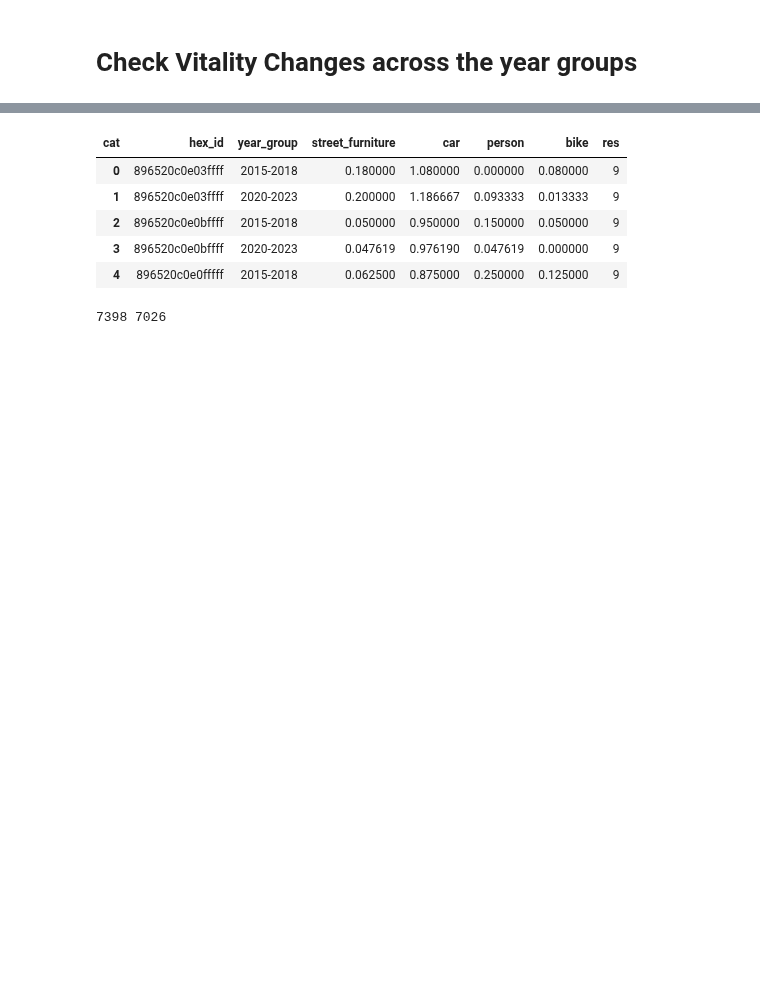
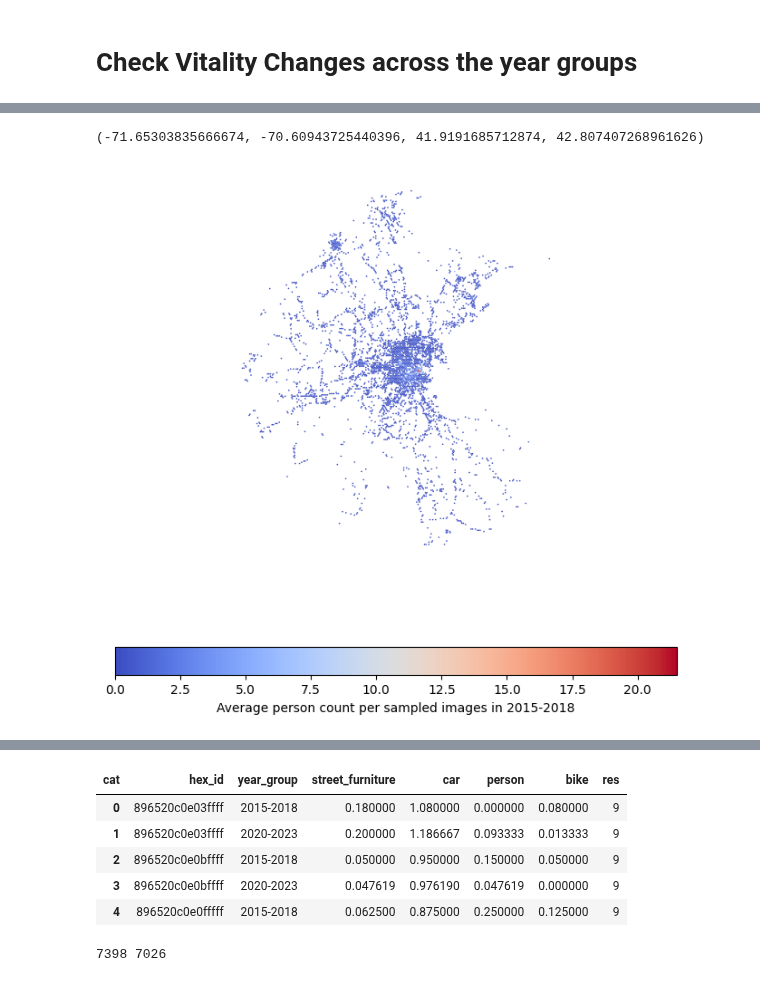
Before and after one commit to brookefzy/uvi-time-machine, a Jupyter notebook: _script/B-timemachine/06_vitality.ipynb, the cells around one changed output, grey strips where cells are left out. Drawn from its saved outputs; the diff is of its cells as text; code cells hidden in the pictures; blank space fills up the shorter version.

```diff
--- a/_script/B-timemachine/06_vitality.ipynb
+++ b/_script/B-timemachine/06_vitality.ipynb
@@ -127,0 +153,12 @@ Name: id, Length: 58494, dtype: int64
+# %%
+df_hex_keep = df_all_keep_hex.merge(object_summary[object_summary['object_name']==viz_variable],
+                                    on = ['hex_id','year_group'], how = 'left').fillna(0)
+df_hex_keep[df_hex_keep['year_group']==year_group[0]]\
+    .plot(column='n_per_pano', legend=True, figsize = (8, 8),
+    legend_kwds={'label': f"Average {viz_variable} count per sampled images in {year_group[0]}",
+    'orientation': "horizontal"},colormap='coolwarm')
+# remove the axis
+plt.axis('off')
+# %% [output]
+(-71.65303835666674, -70.60943725440396, 41.9191685712874, 42.807407268961626)
+[figure, added]
```
Also changed, not shown: parts of 20 cells of this notebook, 6 other files.
